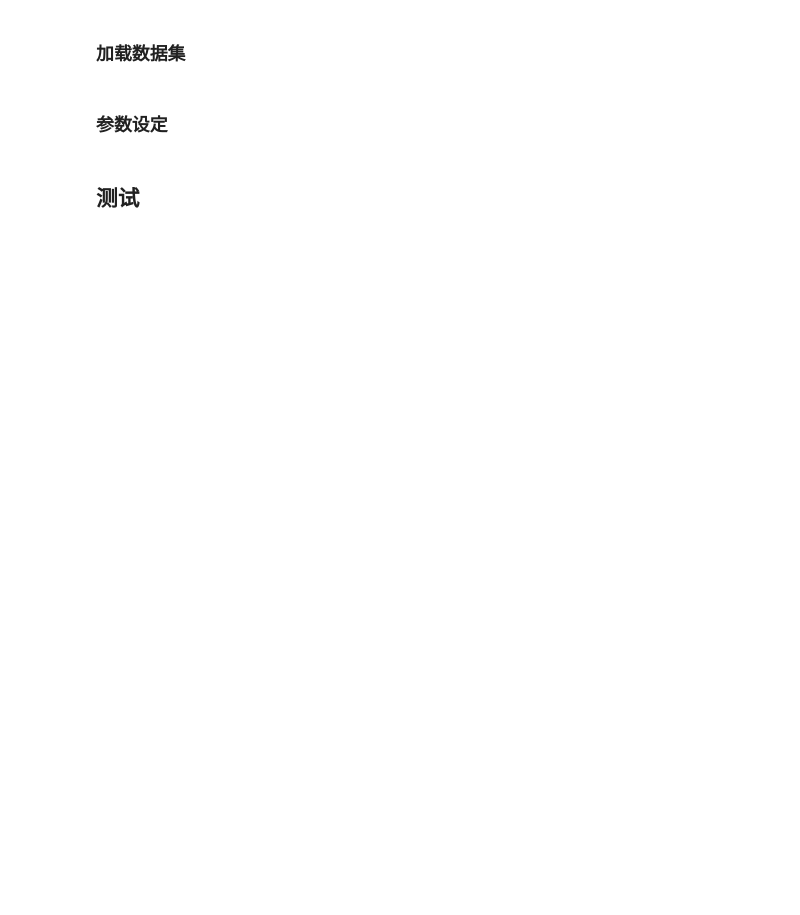
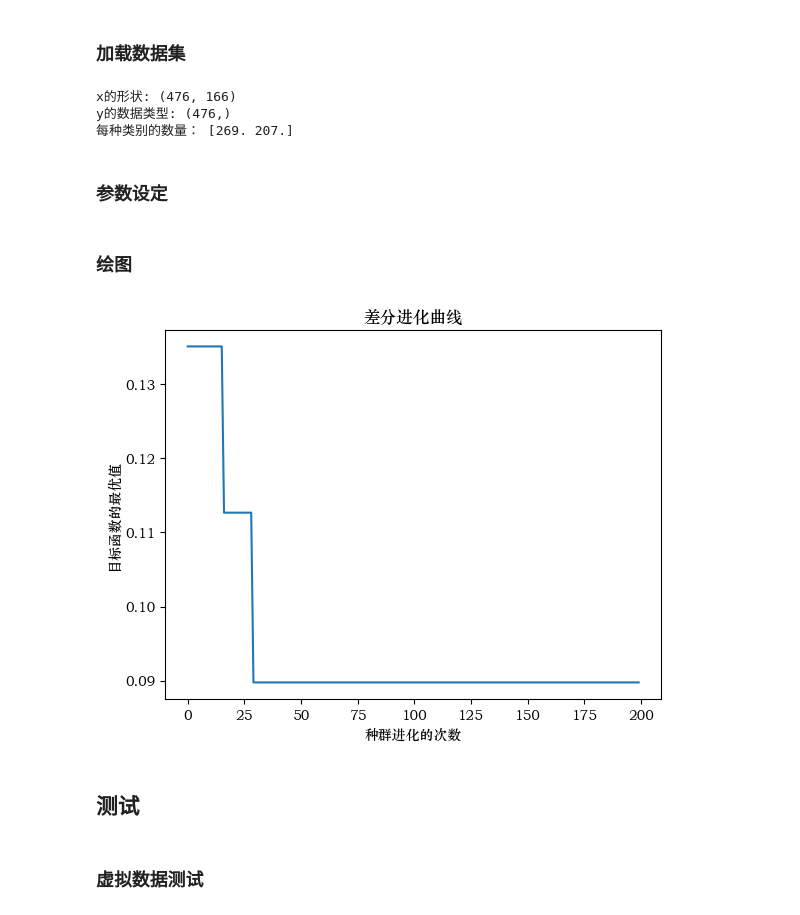
Before and after one commit to zhaishichao/InstanceSelection, a Jupyter notebook: instance_selection/de_svm.ipynb, the cells around one changed output. Saved outputs shown, nothing was run; the diff lists cells and outputs as text; code cells hidden in the pictures; blank space fills up the shorter version.

```diff
--- a/instance_selection/de_svm.ipynb
+++ b/instance_selection/de_svm.ipynb
@@ -104,20 +106,24 @@ def fitness(x):
 ### 加载数据集
 # %%
 # 读取.mat文件
-mat_data = sio.loadmat('../data/dataset/Australian.mat')
-print(mat_data.keys())
+mat_data = sio.loadmat('../data/dataset/Musk1.mat')
+#print(mat_data.keys())
 # 提取变量
-x = mat_data['X']
-y = mat_data['Y']
-y = y[:, 0]
+dataset_x = mat_data['X']
+dataset_y = mat_data['Y']
+dataset_y = dataset_y[:, 0]
 # 显示变量信息
-print("x的形状:", x.shape)
-print("y的数据类型:", y.shape)
+print("x的形状:", dataset_x.shape)
+print("y的数据类型:", dataset_y.shape)
 # 统计每个类别的个数，y.max()+1是类别的个数
-counts = np.zeros(y.max() + 1)
-for i in range(y.shape[0]):
-    counts[y[i]] += 1
+counts = np.zeros(dataset_y.max() + 1)
+for i in range(dataset_y.shape[0]):
+    counts[dataset_y[i]] += 1
 print("每种类别的数量：", counts)
+# %% [output]
+x的形状: (476, 166)
+y的数据类型: (476,)
+每种类别的数量： [269. 207.]
 # %% [markdown]
 ### 参数设定
 # %%
@@ -132,26 +142,11 @@ Right = 20  # 右边界
 # %%
-
-# 适应度函数/目标函数
-def function(x):  # x的维度为10，也即D=10
-    return sum(x ** 2)
-
-
-# 求适应度
-def fitness(x):
-    result = np.empty(x.shape[0])  # 记录种群中个体的适应度
-    # 计算每个个体的适应度
-    for i in range(0, x.shape[0]):
-        result[i] = function(x[i, :])
-    return result
-
-
 x = np.random.rand(NP, D) * (Right - Left) + Left  # 在[Left,Right]之间产生随机数
 
 # 记录进化迭代的过程
 number_generations = G
 per_generation_optimal_value = np.zeros(G)
 
-x_fitness = fitness(x)
+x_fitness = fitness(x, clf, dataset_x, dataset_y)
 
 de = DifferentialEvolution(NP, D, G, CR, Threshold, F, Left, Right)
 
@@ -163,7 +158,7 @@ with tqdm(total=G, desc="DE") as pbar:
 
         c = de.boundary_process(c)  # 若超出边界则重新生成
 
-        c_fitness = fitness(c)  # 对新的试验种群求适应度
+        c_fitness = fitness(c, clf, dataset_x, dataset_y)  # 对新的试验种群求适应度
         for m in range(0, x.shape[0]):
             if c_fitness[m] < x_fitness[m]:  # 贪婪地选择当前最优个体
                 x[m, :] = c[m, :]
@@ -174,12 +169,39 @@ with tqdm(total=G, desc="DE") as pbar:
         pbar.set_postfix({
             "当前迭代次数": i + 1,
             "最优个体索引": index,
-            "目标函数最小值": x_fitness[index]
+            "目标函数最小值": round(x_fitness[index],3),
+            "当前最高准确率": round(1-x_fitness[index],3)
         })
         # 更新进度条
         pbar.update(1)
+# %% [markdown]
+### 绘图
+# %%
+import matplotlib.pyplot as plt
+# 设置可显示中文宋体
+plt.rcParams['font.family'] = 'STZhongsong'
+# 生成 x 轴数据：0 到 G，间隔为 1
+x = np.arange(0, number_generations, 1)
+
+# 生成 y 轴数据：每次迭代的最优值
+y = per_generation_optimal_value
+
+# 绘制折线图
+plt.plot(x, y)
+
+# 设置标题和坐标轴标签
+plt.title("差分进化曲线")
+plt.xlabel("种群进化的次数")
+plt.ylabel("目标函数的最优值")
+
+# 显示图形
+plt.show()
+# %% [output]
+[figure, added]
 # %% [markdown]
 ## 测试
+# %% [markdown]
+### 虚拟数据测试
 # %%
 xx = np.array([
     [0.2, 1.2],
```
Also changed, not shown: parts of 5 cells of this notebook.
